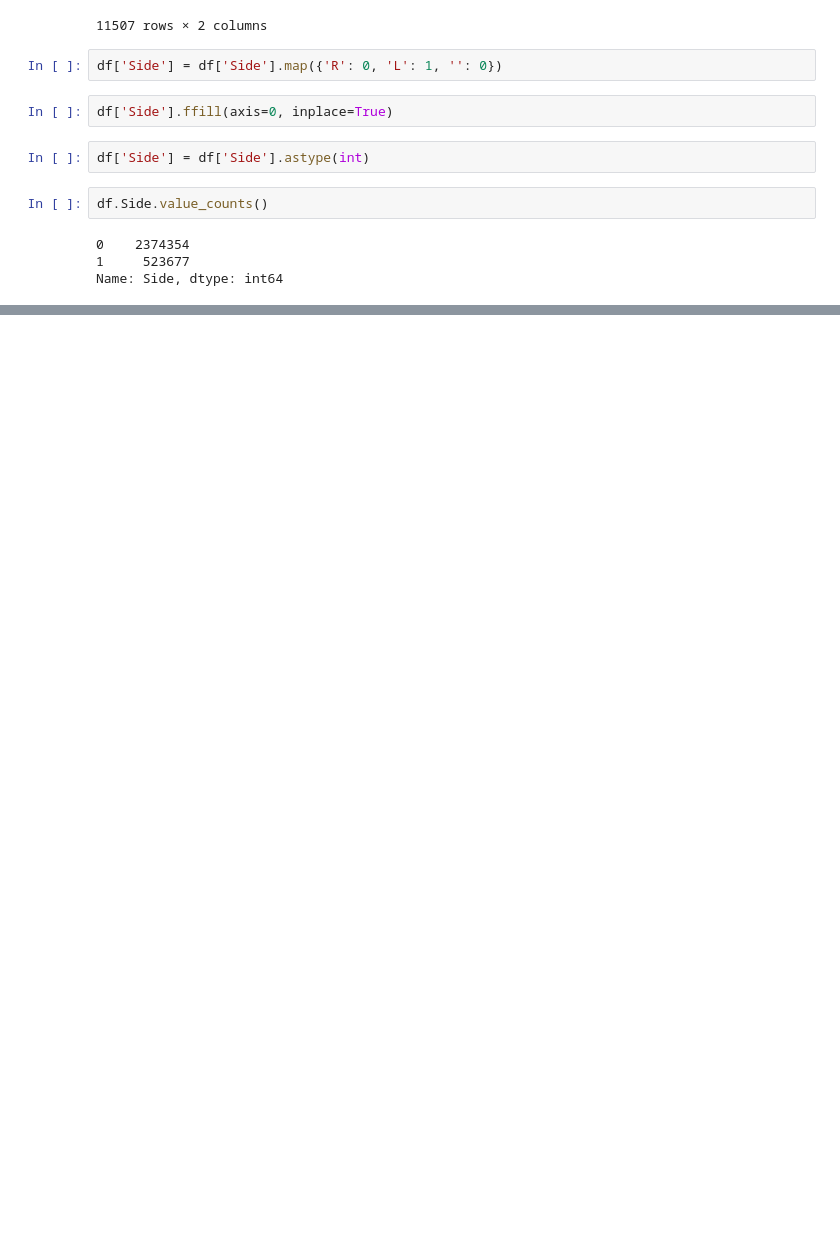
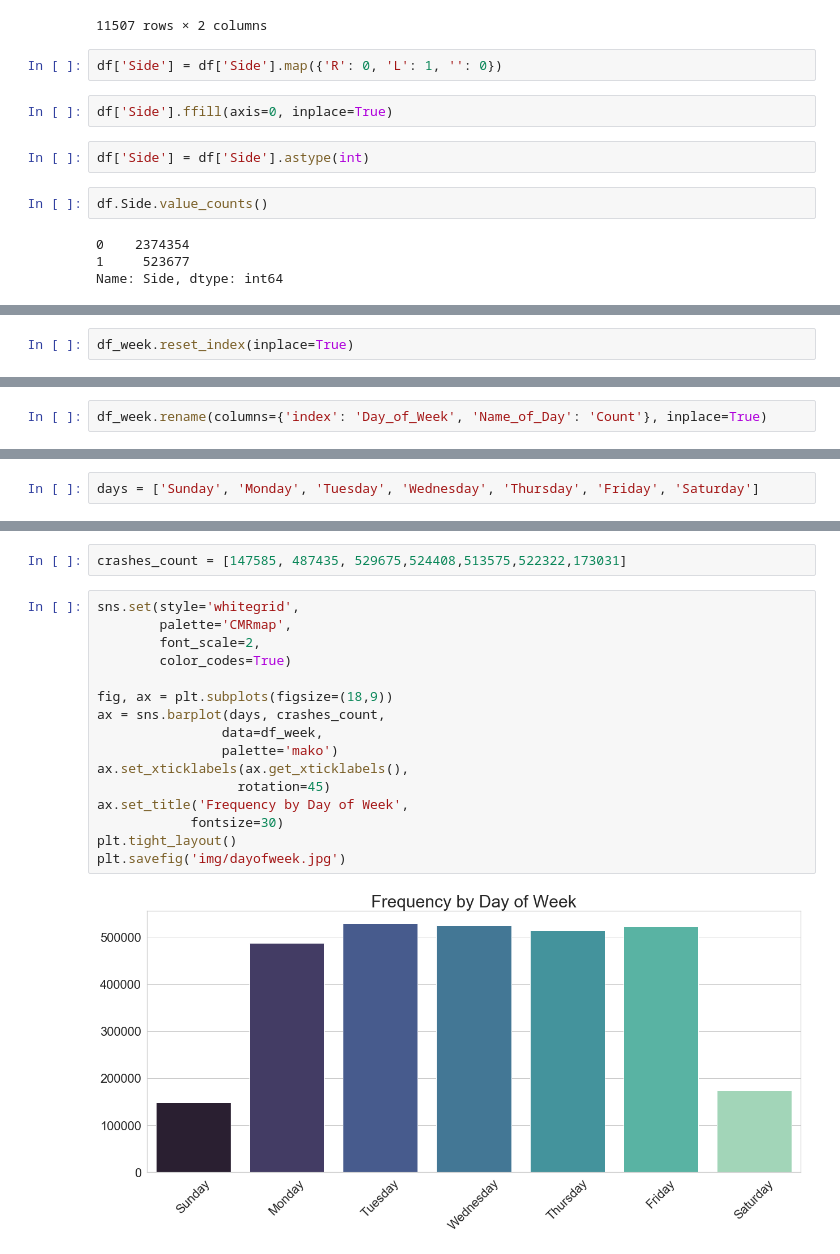
Before and after one commit to mpayumo/accident-severity-us, a Jupyter notebook: accidents-4-dummies-features.ipynb, the cells around one changed output, grey strips where cells are left out. Cells and saved outputs as stored; diff of their text form; blank space fills up the shorter version.

Commit message:
new visualization

```diff
--- a/accidents-4-dummies-features.ipynb
+++ b/accidents-4-dummies-features.ipynb
@@ -211,0 +241,2 @@ Name: Start_Time, Length: 2677031, dtype: int64
+# %%
+df_week.reset_index(inplace=True)
@@ -211,0 +254,2 @@ Name: Start_Time, Length: 2677031, dtype: int64
+# %%
+df_week.rename(columns={'index': 'Day_of_Week', 'Name_of_Day': 'Count'}, inplace=True)
@@ -211,0 +267,2 @@ Name: Start_Time, Length: 2677031, dtype: int64
+# %%
+days = ['Sunday', 'Monday', 'Tuesday', 'Wednesday', 'Thursday', 'Friday', 'Saturday']
@@ -211,0 +280,20 @@ Name: Start_Time, Length: 2677031, dtype: int64
+# %%
+crashes_count = [147585, 487435, 529675,524408,513575,522322,173031]
+# %%
+sns.set(style='whitegrid',
+        palette='CMRmap',
+        font_scale=2,
+        color_codes=True)
+
+fig, ax = plt.subplots(figsize=(18,9))
+ax = sns.barplot(days, crashes_count,
+                data=df_week,
+                palette='mako')
+ax.set_xticklabels(ax.get_xticklabels(),
+                  rotation=45)
+ax.set_title('Frequency by Day of Week',
+            fontsize=30)
+plt.tight_layout()
+plt.savefig('img/dayofweek.jpg')
+# %% [output]
+[figure, added]
```
Also changed, not shown: parts of 11 cells of this notebook.
